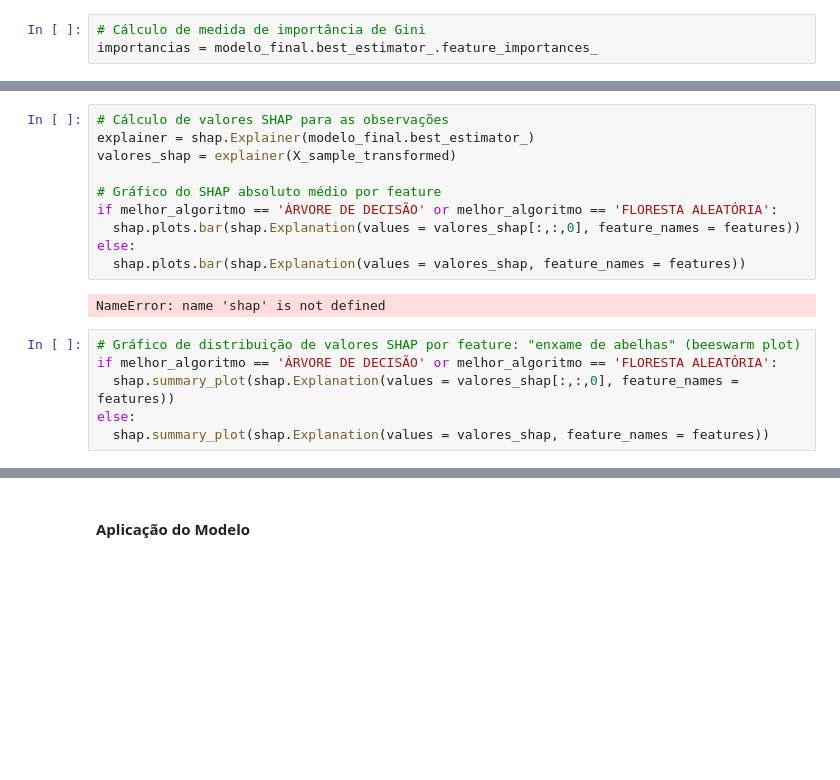
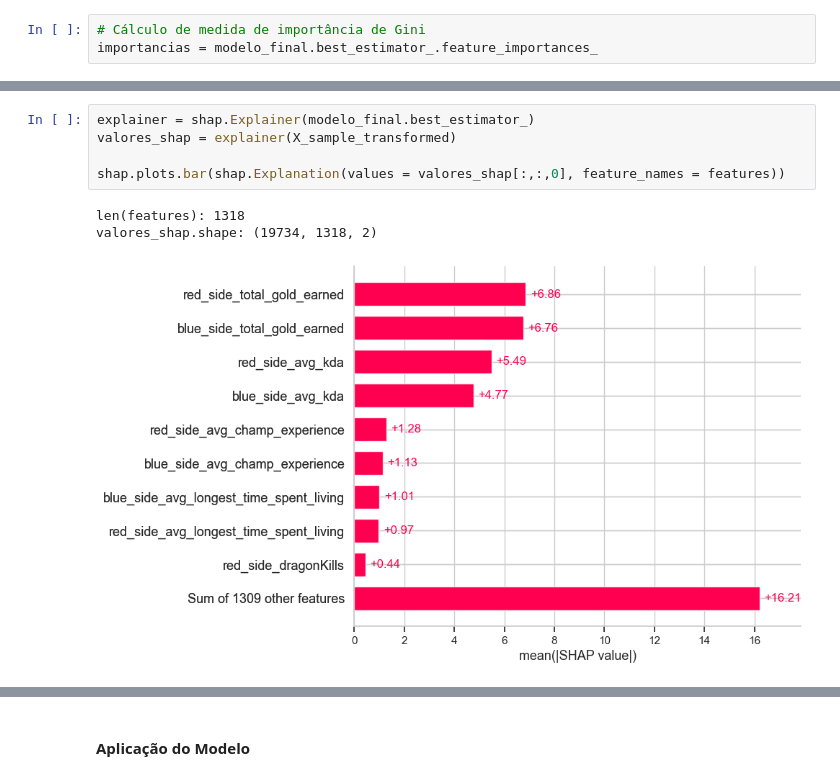
Before and after one commit to Mitysuo/LeagueOfLegendsDataLab, a Jupyter notebook: analysis.ipynb, the cells around one changed output, grey strips where cells are left out. Drawn from its saved outputs; the diff is of its cells as text; blank space fills up the shorter version.

```diff
--- a/analysis.ipynb
+++ b/analysis.ipynb
@@ -387,18 +396,9 @@ plt.show()
 # %%
-# Cálculo de valores SHAP para as observações
 explainer = shap.Explainer(modelo_final.best_estimator_)
 valores_shap = explainer(X_sample_transformed)
 
-# Gráfico do SHAP absoluto médio por feature
-if melhor_algoritmo == 'ÁRVORE DE DECISÃO' or melhor_algoritmo == 'FLORESTA ALEATÓRIA':
-  shap.plots.bar(shap.Explanation(values = valores_shap[:,:,0], feature_names = features))
-else:
-  shap.plots.bar(shap.Explanation(values = valores_shap, feature_names = features))
+shap.plots.bar(shap.Explanation(values = valores_shap[:,:,0], feature_names = features))
 # %% [output]
-NameError: name 'shap' is not defined
+len(features): 1318
+valores_shap.shape: (19734, 1318, 2)
+[figure, added]
-# %%
-# Gráfico de distribuição de valores SHAP por feature: "enxame de abelhas" (beeswarm plot)
-if melhor_algoritmo == 'ÁRVORE DE DECISÃO' or melhor_algoritmo == 'FLORESTA ALEATÓRIA':
-  shap.summary_plot(shap.Explanation(values = valores_shap[:,:,0], feature_names = features))
-else:
-  shap.summary_plot(shap.Explanation(values = valores_shap, feature_names = features))
```
Also changed, not shown: parts of 9 cells of this notebook.
